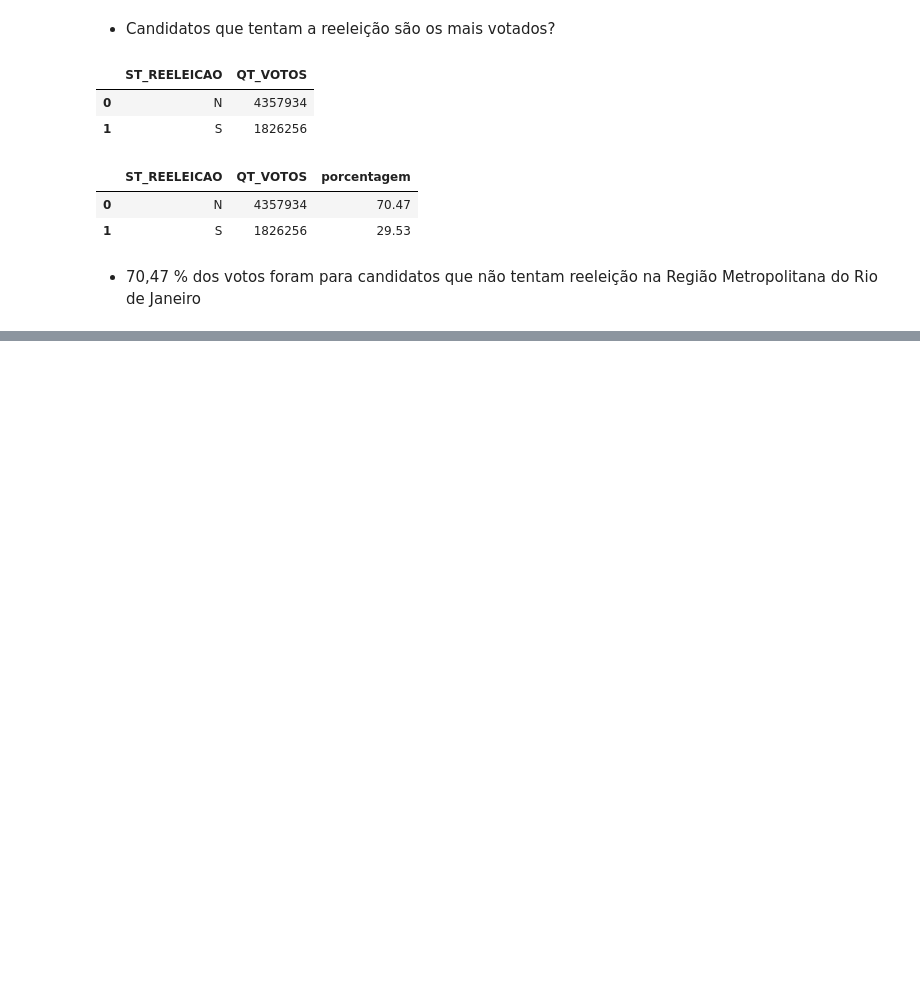
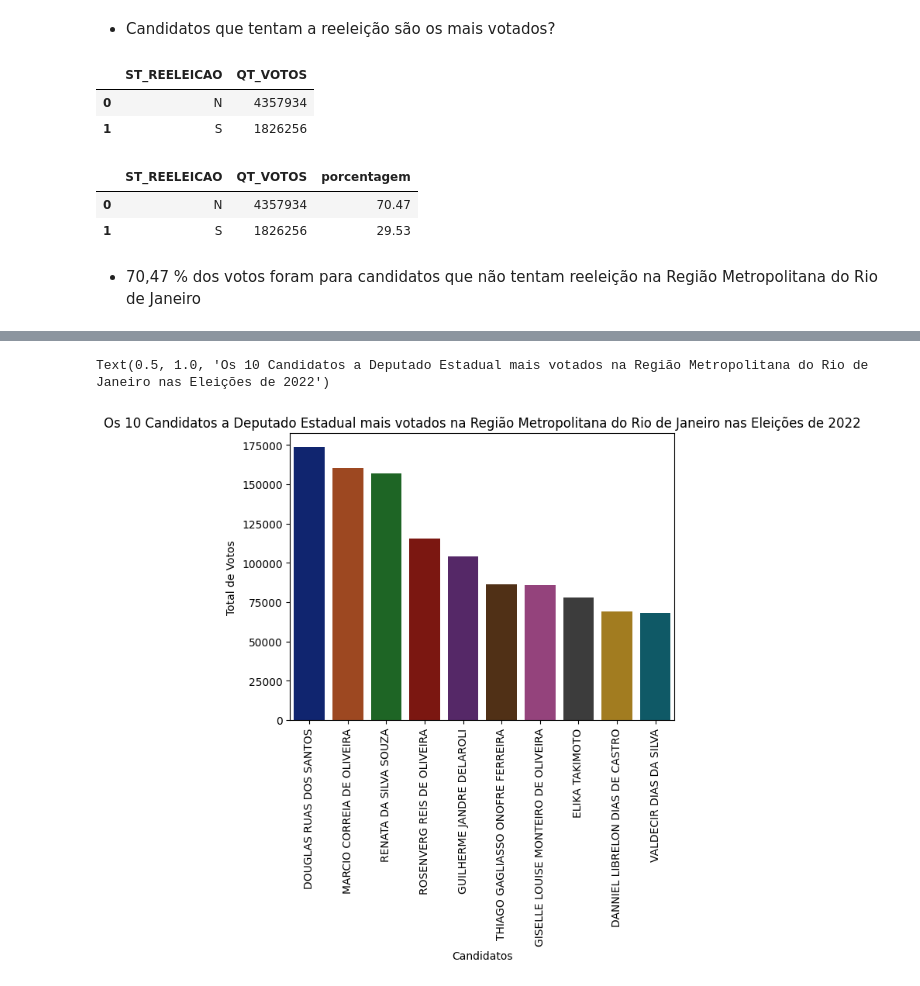
Before and after one commit to CyberBantu/Analise_votos_eleicoes_regiaometropoliana_RJ_2022, a Jupyter notebook: votos_RM.ipynb, the cells around one changed output, grey strips where cells are left out. Saved outputs shown, nothing was run; the diff lists cells and outputs as text; code cells hidden in the pictures; blank space fills up the shorter version.

```diff
--- a/votos_RM.ipynb
+++ b/votos_RM.ipynb
@@ -412,0 +415,4 @@ votos_proporcionais_fed_reeleicao
+# %%
+# Criando a base para ver os votos para deputados Estaduais
+votos_proporcionais_est = votos_proporcionais.query("DS_CARGO_x == 'DEPUTADO ESTADUAL'")
+votos_proporcionais_est['DS_CARGO_x'].unique()
@@ -412,0 +423,4 @@ votos_proporcionais_fed_reeleicao
+# %%
+votos_proporcionais_est_cand = votos_proporcionais_est[['NM_CANDIDATO', 'QT_VOTOS']] # Filtrado para somente estes parametros
+votos_proporcionais_est_cand = votos_proporcionais_est_cand.groupby(['NM_CANDIDATO']).sum().reset_index().sort_values(by = 'QT_VOTOS', ascending = False)
+votos_proporcionais_est_cand
@@ -412,0 +441,4 @@ votos_proporcionais_fed_reeleicao
+# %%
+# Mostrando apenas os 10 mais votados
+votos_proporcionais_est_cand = votos_proporcionais_est_cand.head(10)
+votos_proporcionais_est_cand
@@ -412,0 +457,10 @@ votos_proporcionais_fed_reeleicao
+# %%
+# Plotando Grafico simples
+sns.barplot(data = votos_proporcionais_est_cand, x = 'NM_CANDIDATO', y = 'QT_VOTOS', palette='dark')
+plt.xlabel('Candidatos')
+plt.ylabel('Total de Votos')
+plt.xticks(rotation = 90)
+plt.title('Os 10 Candidatos a Deputado Estadual mais votados na Região Metropolitana do Rio de Janeiro nas Eleições de 2022')
+# %% [output]
+Text(0.5, 1.0, 'Os 10 Candidatos a Deputado Estadual mais votados na Região Metropolitana do Rio de Janeiro nas Eleições de 2022')
+[figure, added]
```
Also changed, not shown: parts of 8 cells of this notebook.
